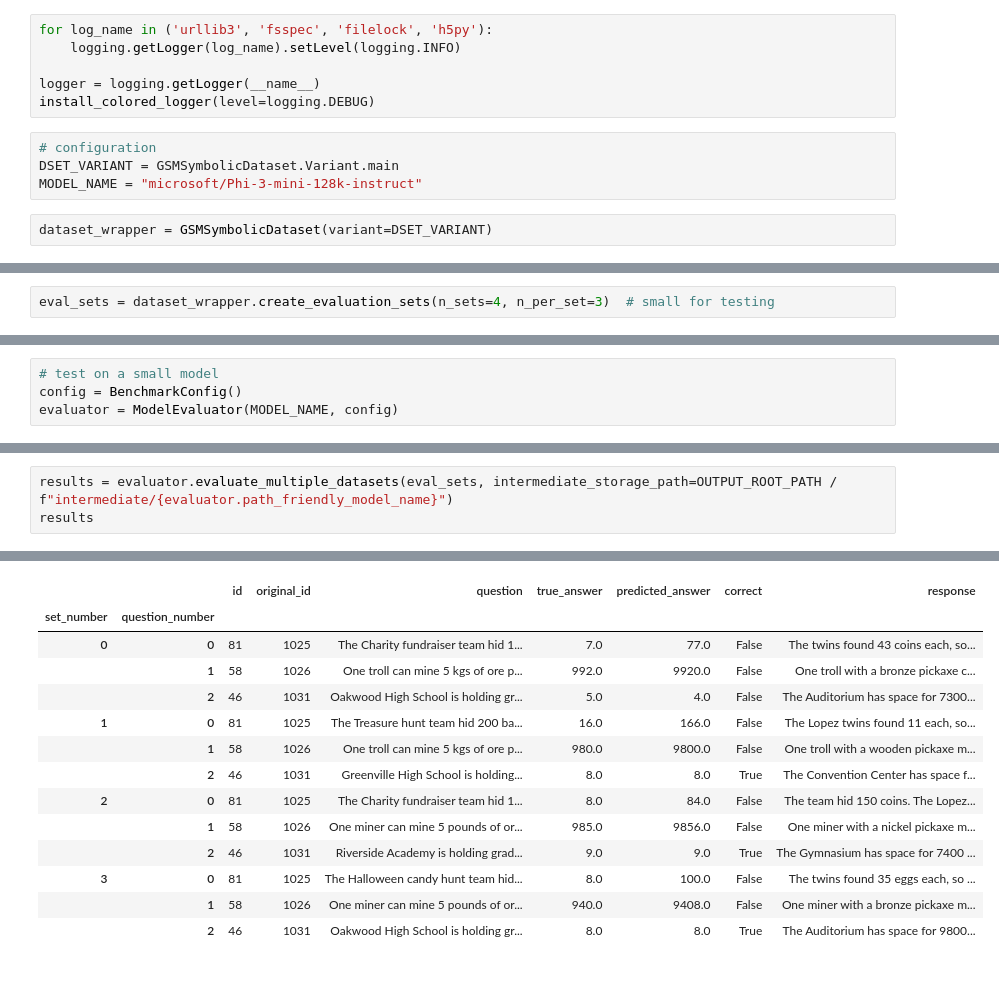
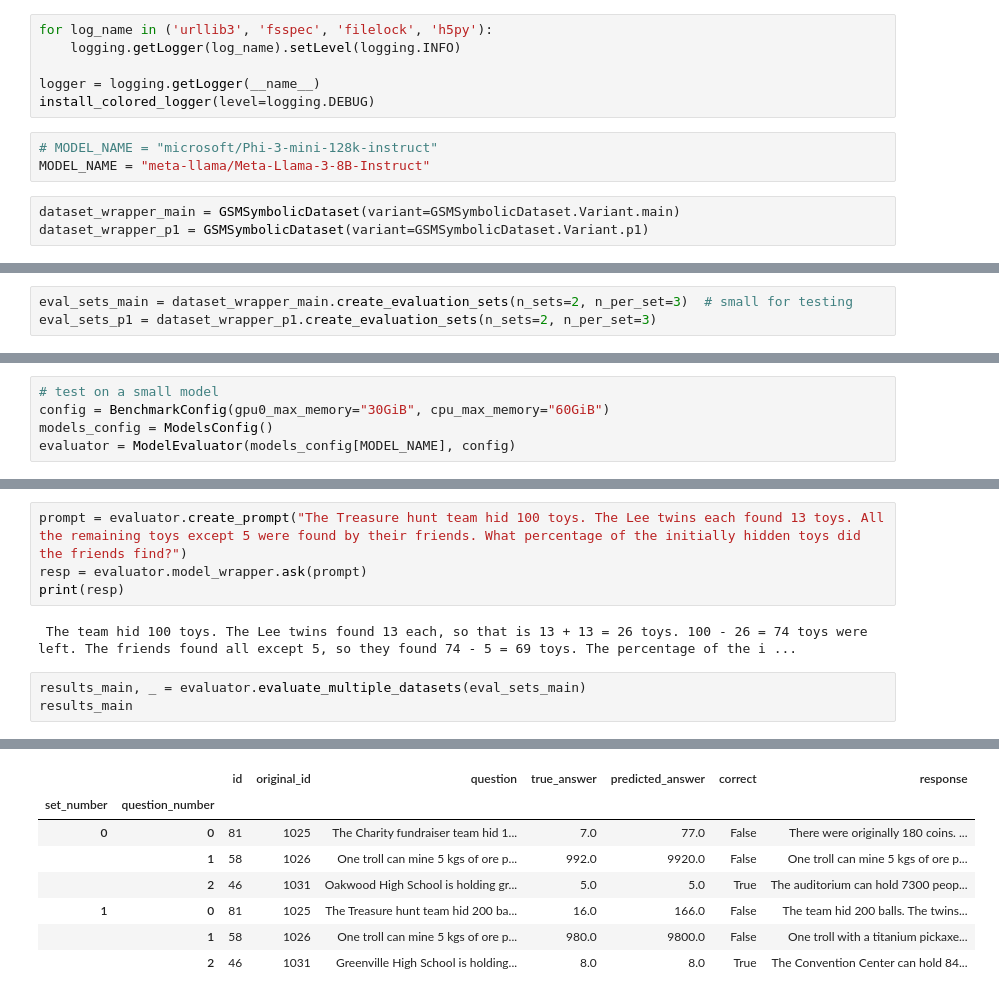
Before and after one commit to the-mysh/gsm-symbolic-benchmarking, a Jupyter notebook: notebooks/benchmark_experiments.ipynb, the cells around one changed output, grey strips where cells are left out. Saved outputs shown, nothing was run; the diff lists cells and outputs as text.

```diff
--- a/notebooks/benchmark_experiments.ipynb
+++ b/notebooks/benchmark_experiments.ipynb
@@ -78,9 +40,9 @@ for log_name in ('urllib3', 'fsspec', 'filelock', 'h5py'):
 logger = logging.getLogger(__name__)
 install_colored_logger(level=logging.DEBUG)
 # %%
-# configuration
-DSET_VARIANT = GSMSymbolicDataset.Variant.main
-MODEL_NAME = "microsoft/Phi-3-mini-128k-instruct"
+# MODEL_NAME = "microsoft/Phi-3-mini-128k-instruct"
+MODEL_NAME = "meta-llama/Meta-Llama-3-8B-Instruct"
 # %%
-dataset_wrapper = GSMSymbolicDataset(variant=DSET_VARIANT)
+dataset_wrapper_main = GSMSymbolicDataset(variant=GSMSymbolicDataset.Variant.main)
+dataset_wrapper_p1 = GSMSymbolicDataset(variant=GSMSymbolicDataset.Variant.p1)
 # %% [output]
@@ -89,3 +53,4 @@ gsm_benchmarker.dataset_wrapper [INFO] 2025-10-22 18:14:24: Loaded 5000 examples
 # %%
-eval_sets = dataset_wrapper.create_evaluation_sets(n_sets=4, n_per_set=3)  # small for testing
+eval_sets_main = dataset_wrapper_main.create_evaluation_sets(n_sets=2, n_per_set=3)  # small for testing
+eval_sets_p1 = dataset_wrapper_p1.create_evaluation_sets(n_sets=2, n_per_set=3)
 # %% [output]
@@ -112,5 +66,6 @@ Dataset structure:
 # %%
 # test on a small model
-config = BenchmarkConfig()
-evaluator = ModelEvaluator(MODEL_NAME, config)
+config = BenchmarkConfig(gpu0_max_memory="30GiB", cpu_max_memory="60GiB")
+models_config = ModelsConfig()
+evaluator = ModelEvaluator(models_config[MODEL_NAME], config)
 # %% [output]
@@ -166,4 +105,10 @@ Q: Aaron has 57 books. He donated 28 books to the library. How many books does h
+# %%
+prompt = evaluator.create_prompt("The Treasure hunt team hid 100 toys. The Lee twins each found 13 toys. All the remaining toys except 5 were found by their friends. What percentage of the initially hidden toys did the friends find?")
+resp = evaluator.model_wrapper.ask(prompt)
+print(resp)
+# %% [output]
+ The team hid 100 toys. The Lee twins found 13 each, so that is 13 + 13 = 26 toys. 100 - 26 = 74 toys were left. The friends found all except 5, so they found 74 - 5 = 69 toys. The percentage of the i ...
 # %%
-results = evaluator.evaluate_multiple_datasets(eval_sets, intermediate_storage_path=OUTPUT_ROOT_PATH / f"intermediate/{evaluator.path_friendly_model_name}")
-results
+results_main, _ = evaluator.evaluate_multiple_datasets(eval_sets_main)
+results_main
 # %% [output]
@@ -205,14 +130,8 @@ gsm_benchmarker.utils.path_ops [INFO] 2025-10-22 18:23:10: Removing intermediate
 |  |  | id | original_id | question | true_answer | predicted_answer | correct | response |
 | set_number | question_number |  |  |  |  |  |  |  |
-| 0 | 0 | 81 | 1025 | The Charity fundraiser team hid 1... | 7.0 | 77.0 | False | The twins found 43 coins each, so... |
-|  | 1 | 58 | 1026 | One troll can mine 5 kgs of ore p... | 992.0 | 9920.0 | False | One troll with a bronze pickaxe c... |
-|  | 2 | 46 | 1031 | Oakwood High School is holding gr... | 5.0 | 4.0 | False | The Auditorium has space for 7300... |
-| 1 | 0 | 81 | 1025 | The Treasure hunt team hid 200 ba... | 16.0 | 166.0 | False | The Lopez twins found 11 each, so... |
-|  | 1 | 58 | 1026 | One troll can mine 5 kgs of ore p... | 980.0 | 9800.0 | False | One troll with a wooden pickaxe m... |
-|  | 2 | 46 | 1031 | Greenville High School is holding... | 8.0 | 8.0 | True | The Convention Center has space f... |
-| 2 | 0 | 81 | 1025 | The Charity fundraiser team hid 1... | 8.0 | 84.0 | False | The team hid 150 coins. The Lopez... |
-|  | 1 | 58 | 1026 | One miner can mine 5 pounds of or... | 985.0 | 9856.0 | False | One miner with a nickel pickaxe m... |
-|  | 2 | 46 | 1031 | Riverside Academy is holding grad... | 9.0 | 9.0 | True | The Gymnasium has space for 7400 ... |
-| 3 | 0 | 81 | 1025 | The Halloween candy hunt team hid... | 8.0 | 100.0 | False | The twins found 35 eggs each, so ... |
-|  | 1 | 58 | 1026 | One miner can mine 5 pounds of or... | 940.0 | 9408.0 | False | One miner with a bronze pickaxe m... |
-|  | 2 | 46 | 1031 | Oakwood High School is holding gr... | 8.0 | 8.0 | True | The Auditorium has space for 9800... |
+| 0 | 0 | 81 | 1025 | The Charity fundraiser team hid 1... | 7.0 | 77.0 | False | There were originally 180 coins. ... |
+|  | 1 | 58 | 1026 | One troll can mine 5 kgs of ore p... | 992.0 | 9920.0 | False | One troll can mine 5 kgs of ore p... |
+|  | 2 | 46 | 1031 | Oakwood High School is holding gr... | 5.0 | 5.0 | True | The auditorium can hold 7300 peop... |
+| 1 | 0 | 81 | 1025 | The Treasure hunt team hid 200 ba... | 16.0 | 166.0 | False | The team hid 200 balls. The twins... |
+|  | 1 | 58 | 1026 | One troll can mine 5 kgs of ore p... | 980.0 | 9800.0 | False | One troll with a titanium pickaxe... |
+|  | 2 | 46 | 1031 | Greenville High School is holding... | 8.0 | 8.0 | True | The Convention Center can hold 84... |
```
Also changed, not shown: parts of 22 cells of this notebook, 4 other files.
